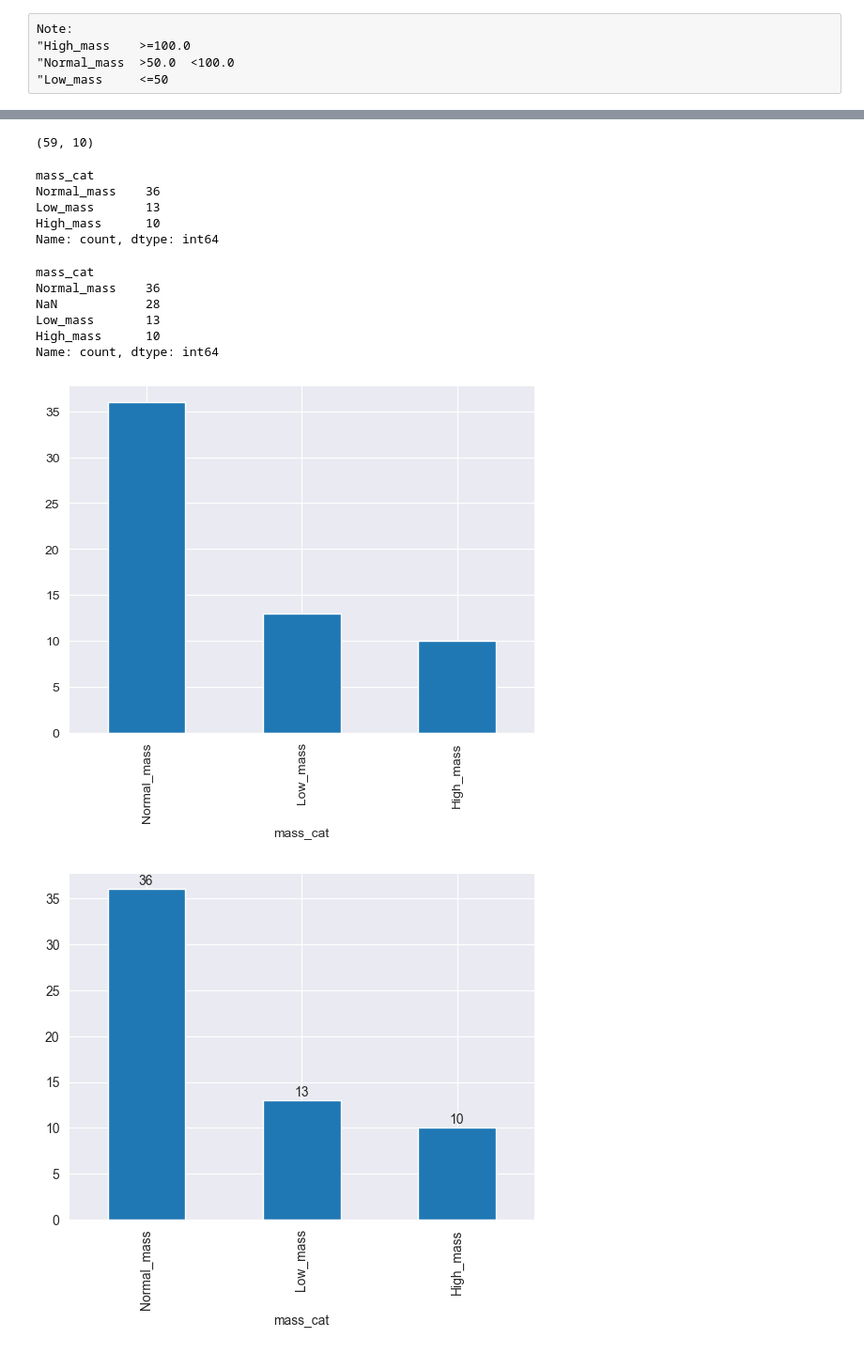
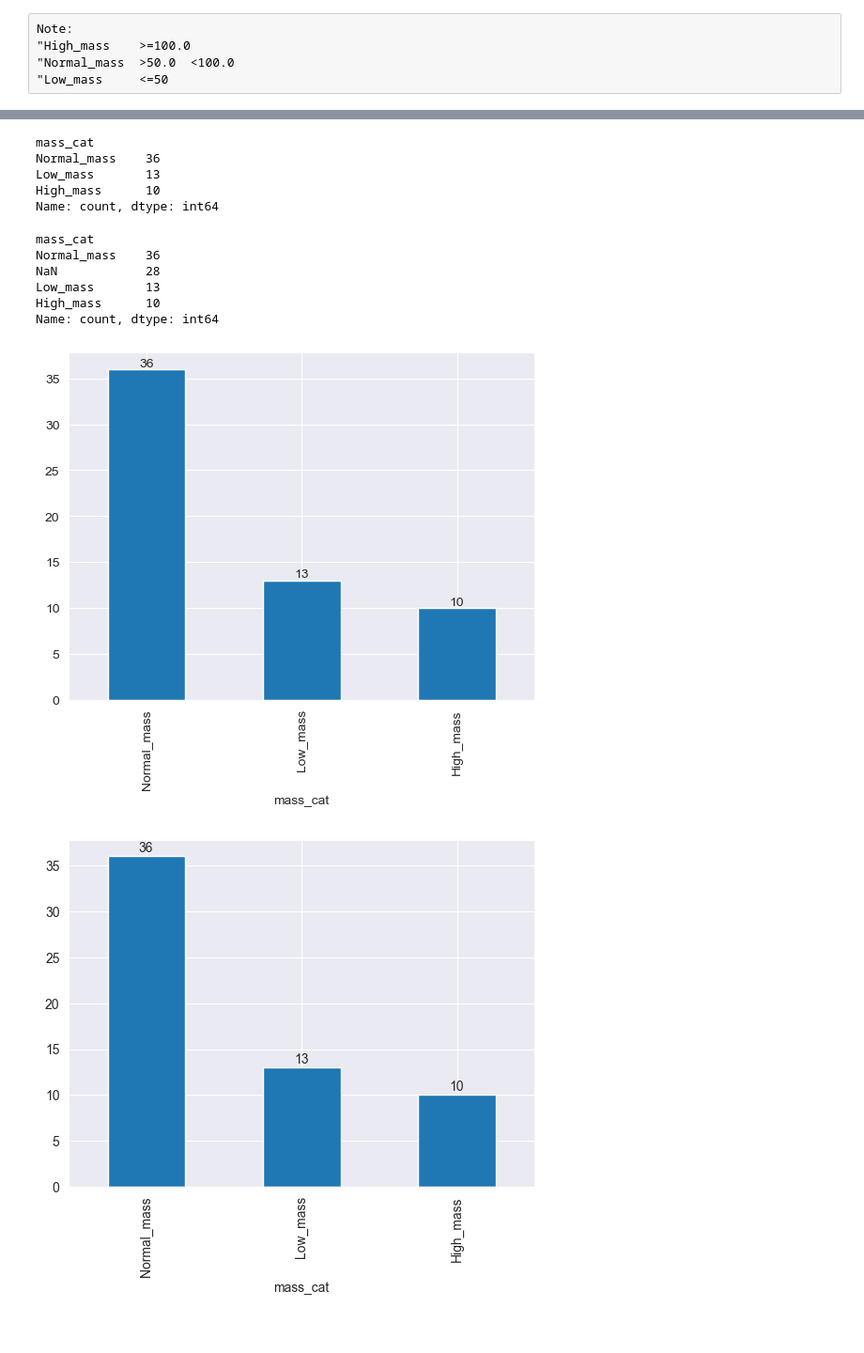
Before and after one commit to tugcese/DVwPy, a Jupyter notebook: Assignment/Star_Wars/Student_Star_Wars_Characters_assigment_1 (matplotlib)_V02.ipynb, the cells around one changed output, grey strips where cells are left out. Shown at 94% size. Cells and saved outputs as stored; diff of their text form; code cells hidden in the pictures.

```diff
--- a/Assignment/Star_Wars/Student_Star_Wars_Characters_assigment_1 (matplotlib)_V02.ipynb
+++ b/Assignment/Star_Wars/Student_Star_Wars_Characters_assigment_1 (matplotlib)_V02.ipynb
@@ -334,16 +375,21 @@ Name: mass, Length: 87, dtype: float64
-# %%
-df1 = df[df['mass'].notna()]
-# %% [output]
-(59, 10)
-# %%
-df1["mass_cat"] = df.mass.transform(group)
-df1.mass_cat.value_counts()
-# %% [output]
-mass_cat
-Normal_mass    36
-Low_mass       13
-High_mass      10
-Name: count, dtype: int64
+# %%
+def group(x):
+    if x >= 100:
+        return "High_mass"
+    if 100 > x and x > 50:
+        return "Normal_mass"
+    if x <= 50:
+        return "Low_mass"
+
+df1 = df[df['mass'].notna()]
+df1["mass_cat"] = df.mass.transform(group)
+df1.mass_cat.value_counts()
+# %% [output]
+mass_cat
+Normal_mass    36
+Low_mass       13
+High_mass      10
+Name: count, dtype: int64
 # %%
 # %% [output]
 mass_cat
@@ -354,9 +400,11 @@ High_mass      10
 Name: count, dtype: int64
 # %%
 # with pandas
-df1.mass_cat.value_counts().plot.bar();
+ax = df1.mass_cat.value_counts().plot.bar()
+plt.xticks(rotation = 90)
+plt.bar_label(ax.containers[0]);
 # %% [output]
-[figure, old version]
+[figure, new version]
 # %%
 # %% [output]
 [figure]
```
Also changed, not shown: parts of 32 cells of this notebook, 1 other file.
